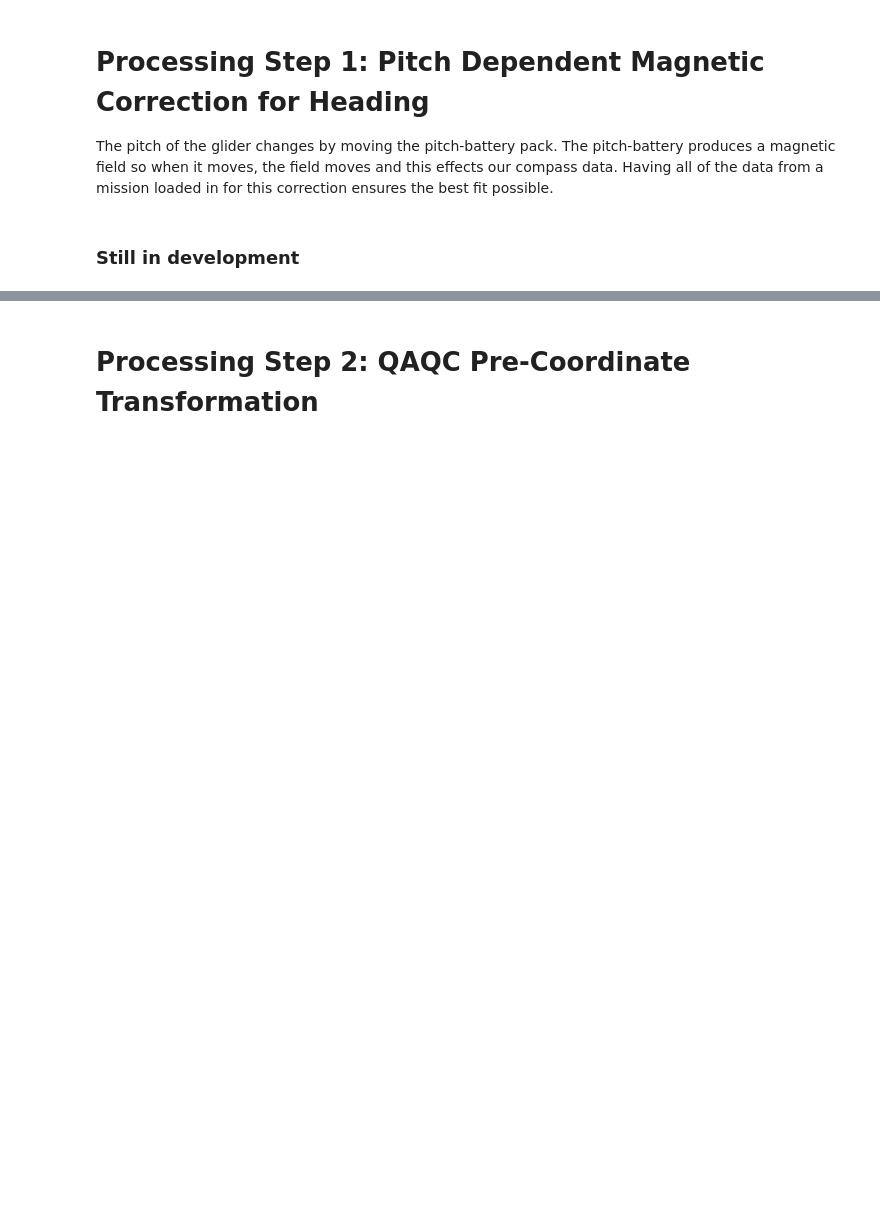
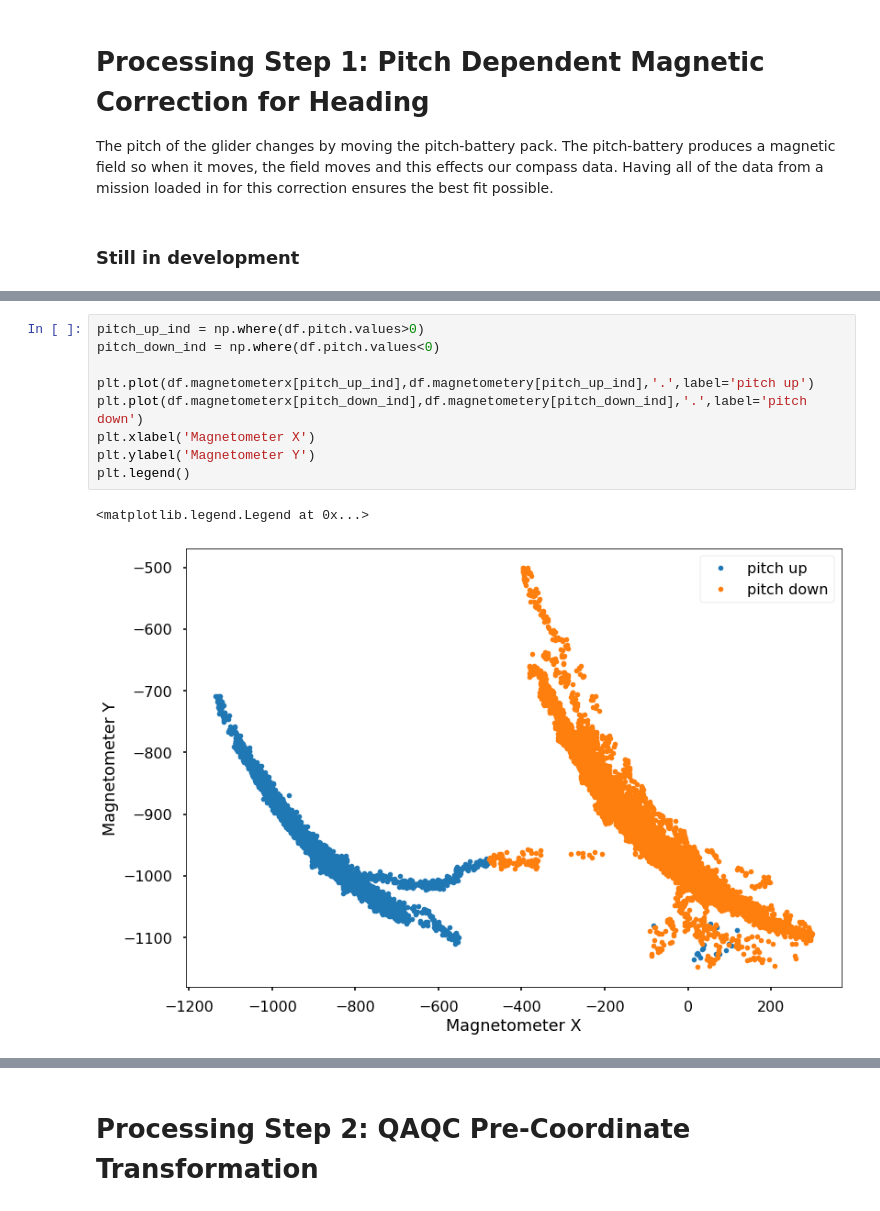
Before and after one commit to JGradone/Slocum-AD2CP, a Jupyter notebook: notebooks/01_AD2CP_Processing.ipynb, the cells around one changed output, grey strips where cells are left out. Drawn from its saved outputs; the diff is of its cells as text; blank space fills up the shorter version.

```diff
--- a/notebooks/01_AD2CP_Processing.ipynb
+++ b/notebooks/01_AD2CP_Processing.ipynb
@@ -78,0 +178,12 @@ The pitch of the glider changes by moving the pitch-battery pack. The pitch-batt
+# %%
+pitch_up_ind = np.where(df.pitch.values>0)
+pitch_down_ind = np.where(df.pitch.values<0)
+
+plt.plot(df.magnetometerx[pitch_up_ind],df.magnetometery[pitch_up_ind],'.',label='pitch up')
+plt.plot(df.magnetometerx[pitch_down_ind],df.magnetometery[pitch_down_ind],'.',label='pitch down')
+plt.xlabel('Magnetometer X')
+plt.ylabel('Magnetometer Y')
+plt.legend()
+# %% [output]
+<matplotlib.legend.Legend at 0x...>
+[figure, added]
```
Also changed, not shown: parts of 29 cells of this notebook, 6 other files.
